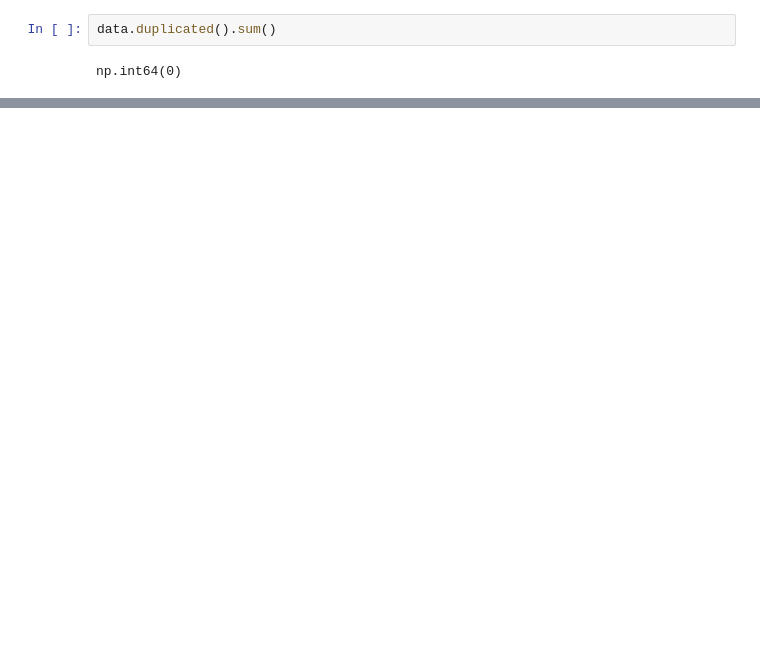
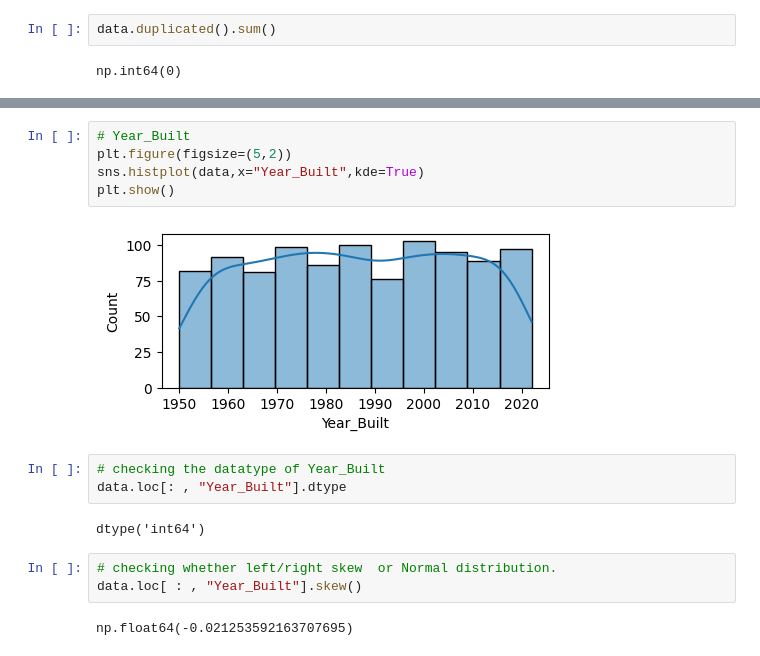
Before and after one commit to nimitha123-kd/Take-IT-Smart-Internship, a Jupyter notebook: House_Price_Regression_Proj.ipynb, the cells around one changed output, grey strips where cells are left out. Drawn from its saved outputs; the diff is of its cells as text; blank space fills up the shorter version.

```diff
--- a/House_Price_Regression_Proj.ipynb
+++ b/House_Price_Regression_Proj.ipynb
@@ -248,0 +339,17 @@ np.int64(0)
+# %%
+# Year_Built
+plt.figure(figsize=(5,2))
+sns.histplot(data,x="Year_Built",kde=True)
+plt.show()
+# %% [output]
+[figure, added]
+# %%
+# checking the datatype of Year_Built
+data.loc[: , "Year_Built"].dtype
+# %% [output]
+dtype('int64')
+# %%
+# checking whether left/right skew  or Normal distribution.
+data.loc[ : , "Year_Built"].skew()
+# %% [output]
+np.float64(-0.021253592163707695)
```
Also changed, not shown: parts of 44 cells of this notebook.
